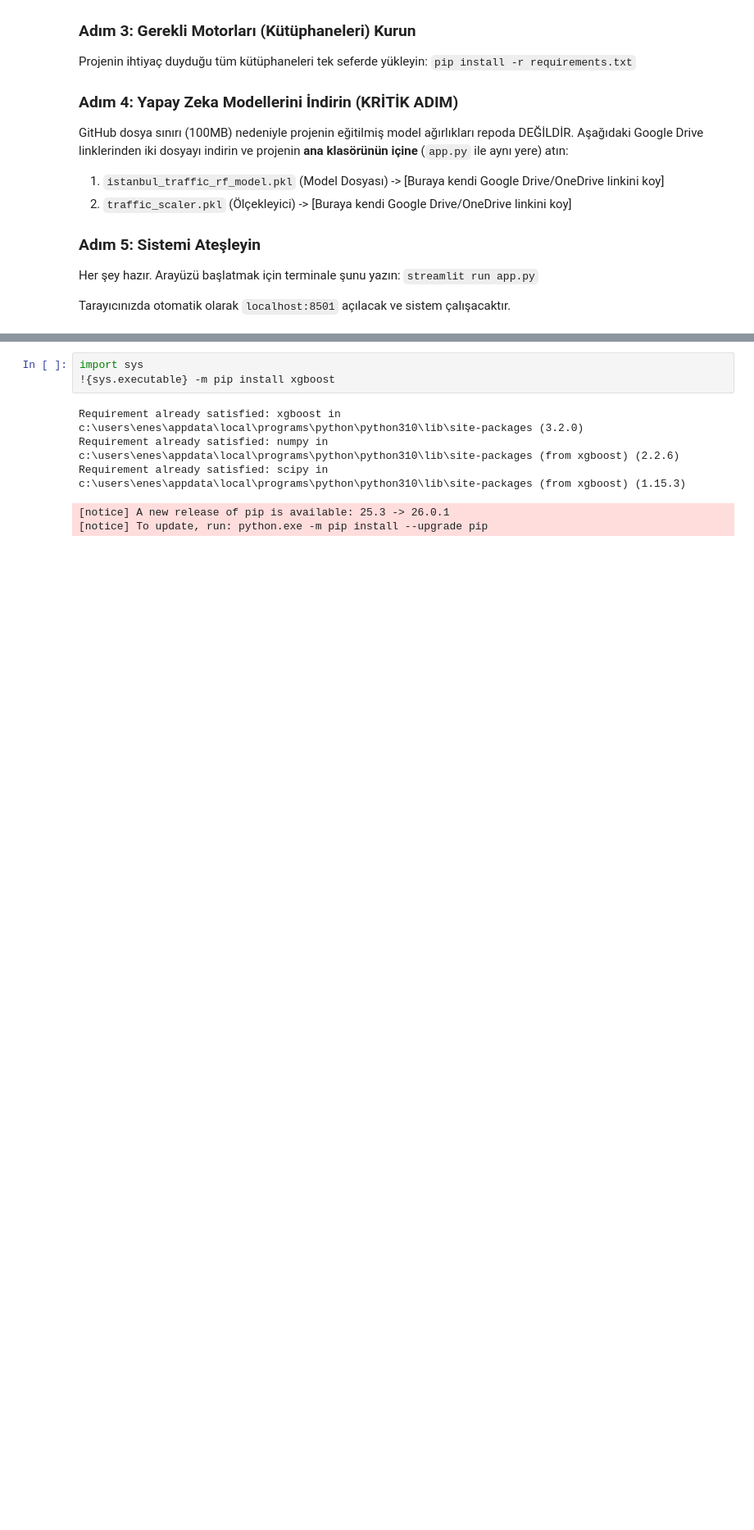
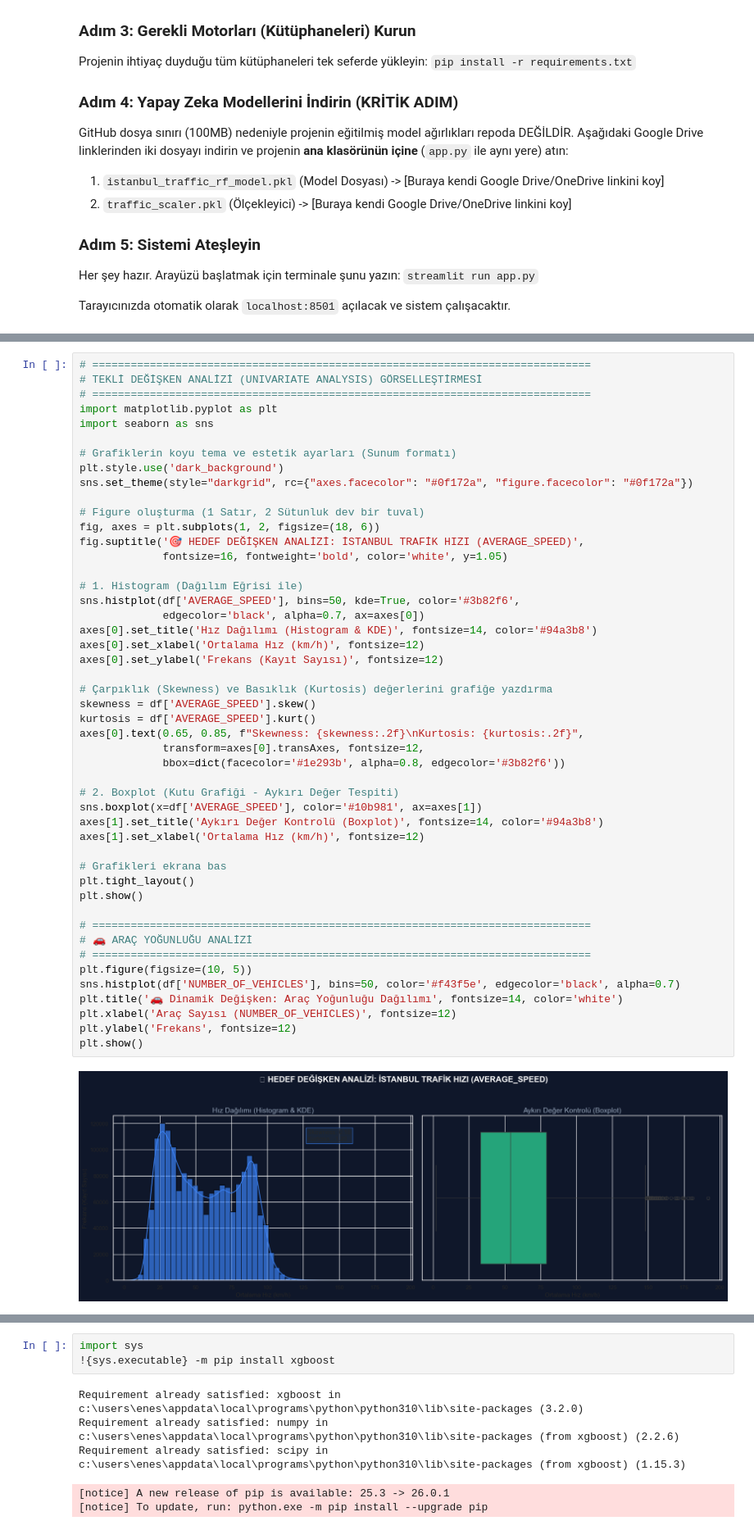
Before and after one commit to enes-dogruk/istanbul-traffic-optimization, a Jupyter notebook: model_training.ipynb, the cells around one changed output, grey strips where cells are left out. Shown at 82% size. Saved outputs shown, nothing was run; the diff lists cells and outputs as text; blank space fills up the shorter version.

```diff
--- a/model_training.ipynb
+++ b/model_training.ipynb
@@ -193,0 +942,50 @@ Aykırı değer (Outlier) röntgeni çekiliyor...
+# %%
+# ==============================================================================
+# TEKLİ DEĞİŞKEN ANALİZİ (UNIVARIATE ANALYSIS) GÖRSELLEŞTİRMESİ
+# ==============================================================================
+import matplotlib.pyplot as plt
+import seaborn as sns
+
+# Grafiklerin koyu tema ve estetik ayarları (Sunum formatı)
+plt.style.use('dark_background')
+sns.set_theme(style="darkgrid", rc={"axes.facecolor": "#0f172a", "figure.facecolor": "#0f172a"})
+
+# Figure oluşturma (1 Satır, 2 Sütunluk dev bir tuval)
+fig, axes = plt.subplots(1, 2, figsize=(18, 6))
+fig.suptitle('🎯 HEDEF DEĞİŞKEN ANALİZİ: İSTANBUL TRAFİK HIZI (AVERAGE_SPEED)',
+             fontsize=16, fontweight='bold', color='white', y=1.05)
+
+# 1. Histogram (Dağılım Eğrisi ile)
+sns.histplot(df['AVERAGE_SPEED'], bins=50, kde=True, color='#3b82f6',
+             edgecolor='black', alpha=0.7, ax=axes[0])
+axes[0].set_title('Hız Dağılımı (Histogram & KDE)', fontsize=14, color='#94a3b8')
+axes[0].set_xlabel('Ortalama Hız (km/h)', fontsize=12)
+axes[0].set_ylabel('Frekans (Kayıt Sayısı)', fontsize=12)
+
+# Çarpıklık (Skewness) ve Basıklık (Kurtosis) değerlerini grafiğe yazdırma
+skewness = df['AVERAGE_SPEED'].skew()
+kurtosis = df['AVERAGE_SPEED'].kurt()
+axes[0].text(0.65, 0.85, f"Skewness: {skewness:.2f}\nKurtosis: {kurtosis:.2f}",
+             transform=axes[0].transAxes, fontsize=12,
+             bbox=dict(facecolor='#1e293b', alpha=0.8, edgecolor='#3b82f6'))
+
+# 2. Boxplot (Kutu Grafiği - Aykırı Değer Tespiti)
+sns.boxplot(x=df['AVERAGE_SPEED'], color='#10b981', ax=axes[1])
+axes[1].set_title('Aykırı Değer Kontrolü (Boxplot)', fontsize=14, color='#94a3b8')
+axes[1].set_xlabel('Ortalama Hız (km/h)', fontsize=12)
+
+# Grafikleri ekrana bas
+plt.tight_layout()
+plt.show()
+
+# ==============================================================================
+# 🚗 ARAÇ YOĞUNLUĞU ANALİZİ
+# ==============================================================================
+plt.figure(figsize=(10, 5))
+sns.histplot(df['NUMBER_OF_VEHICLES'], bins=50, color='#f43f5e', edgecolor='black', alpha=0.7)
+plt.title('🚗 Dinamik Değişken: Araç Yoğunluğu Dağılımı', fontsize=14, color='white')
+plt.xlabel('Araç Sayısı (NUMBER_OF_VEHICLES)', fontsize=12)
+plt.ylabel('Frekans', fontsize=12)
+plt.show()
+# %% [output]
+[figure, added]
```
Also changed, not shown: parts of 105 cells of this notebook, 5 other files.
